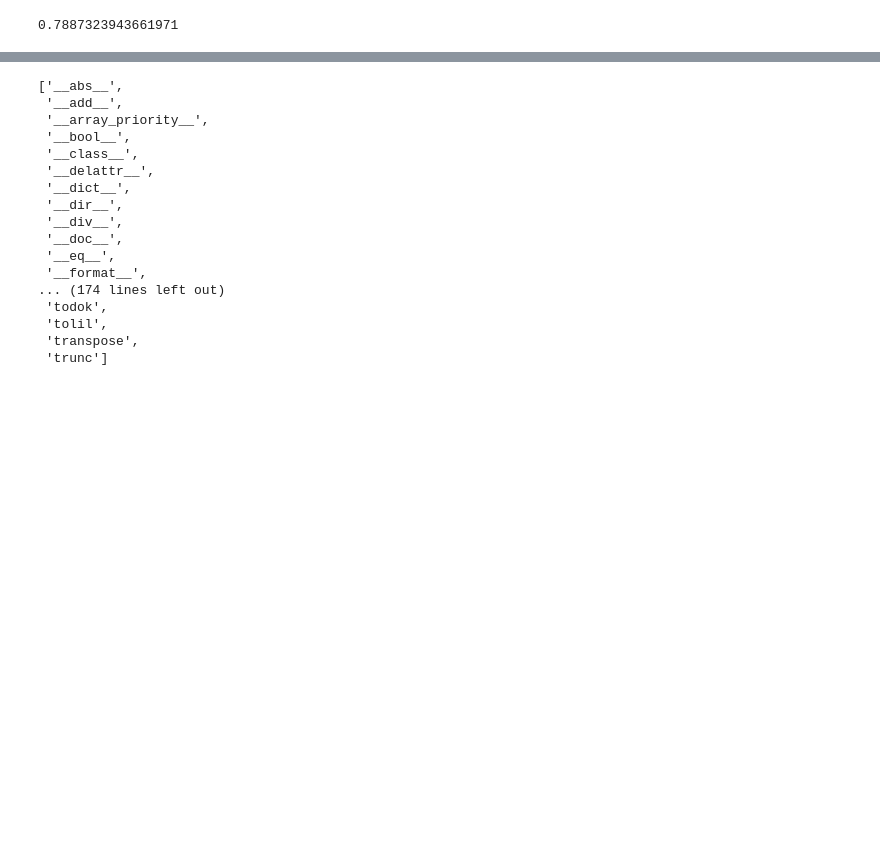
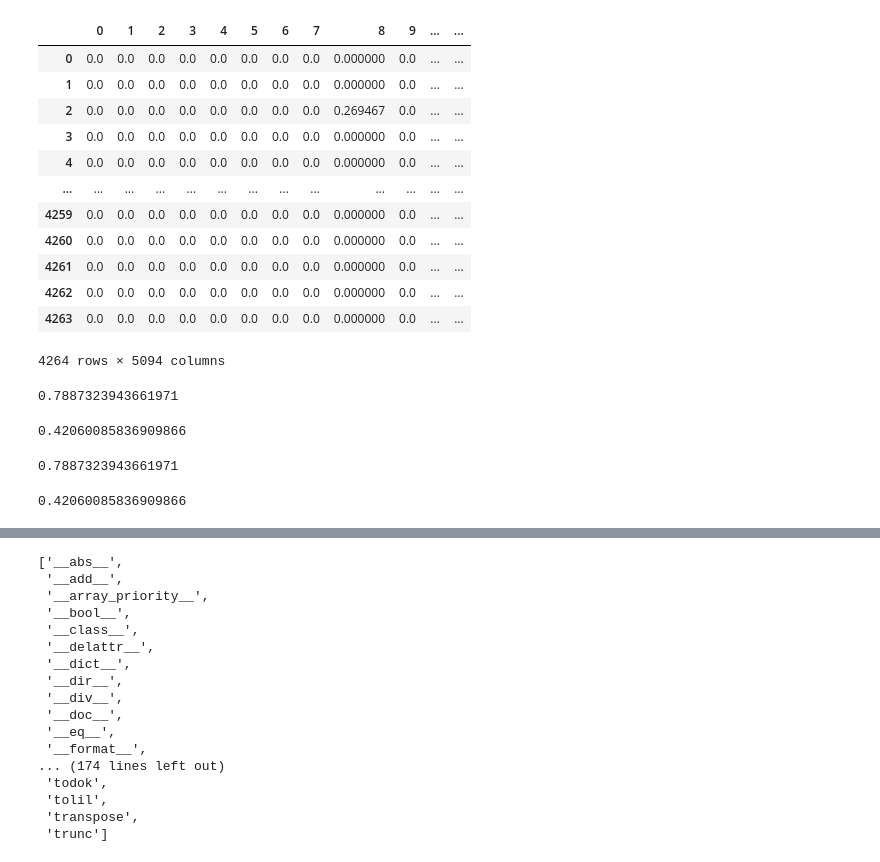
Before and after one commit to freeebooksdotcom/twitter_brand_emotions_project, a Jupyter notebook: Naive Bayes Model.ipynb, the cells around one changed output, grey strips where cells are left out. Cells and saved outputs as stored; diff of their text form; code cells hidden in the pictures; blank space fills up the shorter version.

```diff
--- a/Naive Bayes Model.ipynb
+++ b/Naive Bayes Model.ipynb
@@ -34,0 +69,22 @@ gnb = GaussianNB()
+# %%
+neg_train = dense_train.loc[negative_train_index]
+neg_train["target"] = 1
+pos_train = dense_train.loc[positive_train_index]
+pos_train["target"] = 0
+
+neg_upsample = resample(neg_train,
+                        replace = True,
+                        n_samples = pos_train.shape[0] - neg_train.shape[0]
+                       )
+
+display(neg_train.shape)
+display(pos_train.shape)
+display(neg_upsample.shape)
+
+resampled_train = pd.concat([neg_upsample, neg_train, pos_train], ignore_index = True)
+display(resampled_train.shape)
+
+#x_train = resampled_train
+resampled_y_train = resampled_train["target"]
+y_train = y_train["target"]
+resampled_train.drop(["target"], axis = 1, inplace = True)
@@ -35 +96,17 @@ gnb = GaussianNB()
+# %%
+resampled_train
+# %% [output]
+|  | 0 | 1 | 2 | 3 | 4 | 5 | 6 | 7 | 8 | 9 | ... | ... |
+| 0 | 0.0 | 0.0 | 0.0 | 0.0 | 0.0 | 0.0 | 0.0 | 0.0 | 0.000000 | 0.0 | ... | ... |
+| 1 | 0.0 | 0.0 | 0.0 | 0.0 | 0.0 | 0.0 | 0.0 | 0.0 | 0.000000 | 0.0 | ... | ... |
+| 2 | 0.0 | 0.0 | 0.0 | 0.0 | 0.0 | 0.0 | 0.0 | 0.0 | 0.269467 | 0.0 | ... | ... |
+| 3 | 0.0 | 0.0 | 0.0 | 0.0 | 0.0 | 0.0 | 0.0 | 0.0 | 0.000000 | 0.0 | ... | ... |
+| 4 | 0.0 | 0.0 | 0.0 | 0.0 | 0.0 | 0.0 | 0.0 | 0.0 | 0.000000 | 0.0 | ... | ... |
+| ... | ... | ... | ... | ... | ... | ... | ... | ... | ... | ... | ... | ... |
+| 4259 | 0.0 | 0.0 | 0.0 | 0.0 | 0.0 | 0.0 | 0.0 | 0.0 | 0.000000 | 0.0 | ... | ... |
+| 4260 | 0.0 | 0.0 | 0.0 | 0.0 | 0.0 | 0.0 | 0.0 | 0.0 | 0.000000 | 0.0 | ... | ... |
+| 4261 | 0.0 | 0.0 | 0.0 | 0.0 | 0.0 | 0.0 | 0.0 | 0.0 | 0.000000 | 0.0 | ... | ... |
+| 4262 | 0.0 | 0.0 | 0.0 | 0.0 | 0.0 | 0.0 | 0.0 | 0.0 | 0.000000 | 0.0 | ... | ... |
+| 4263 | 0.0 | 0.0 | 0.0 | 0.0 | 0.0 | 0.0 | 0.0 | 0.0 | 0.000000 | 0.0 | ... | ... |
+4264 rows × 5094 columns
 # %%
@@ -38,4 +116,17 @@ y_pred = gnb.predict(tfidf_val.todense())
+# %%
+display(accuracy_score(y_pred, y_val["target"]))
+f1_score(y_pred, y_val["target"])
+# %% [output]
+0.7887323943661971
+0.42060085836909866
+# %%
+gnb = GaussianNB()
+gnb = gnb.fit(dense_train, y_train)
+y_pred = gnb.predict(dense_val)
+display(accuracy_score(y_pred, y_val["target"]))
+f1_score(y_pred, y_val["target"])
+# %% [output]
+0.7887323943661971
+0.42060085836909866
 # %%
-accuracy_score(y_pred, y_val["target"])
+y_compare = pd.DataFrame([y_pred, y_val["target"]]).T
-# %% [output]
-0.7887323943661971
```
Also changed, not shown: parts of 16 cells of this notebook.
